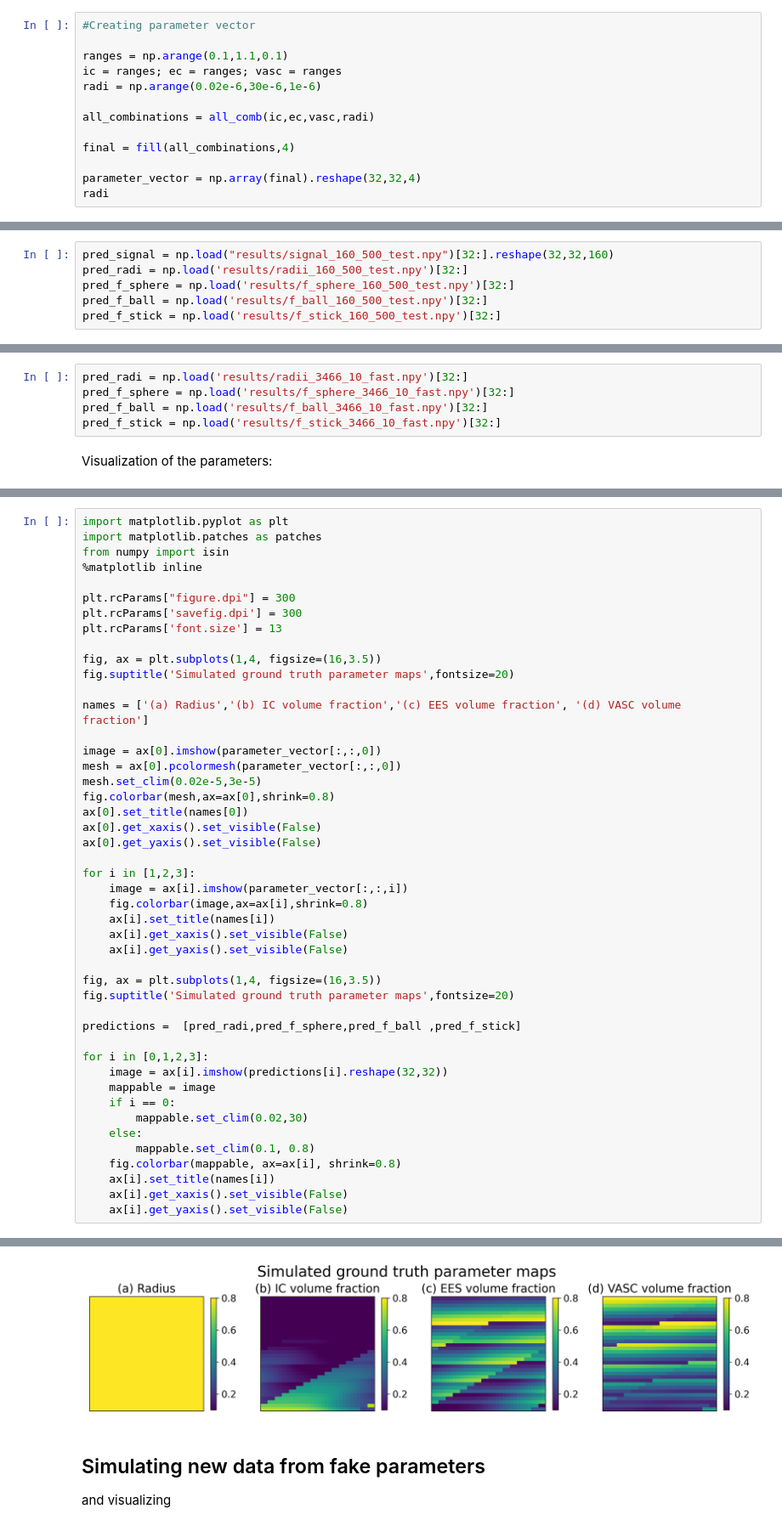
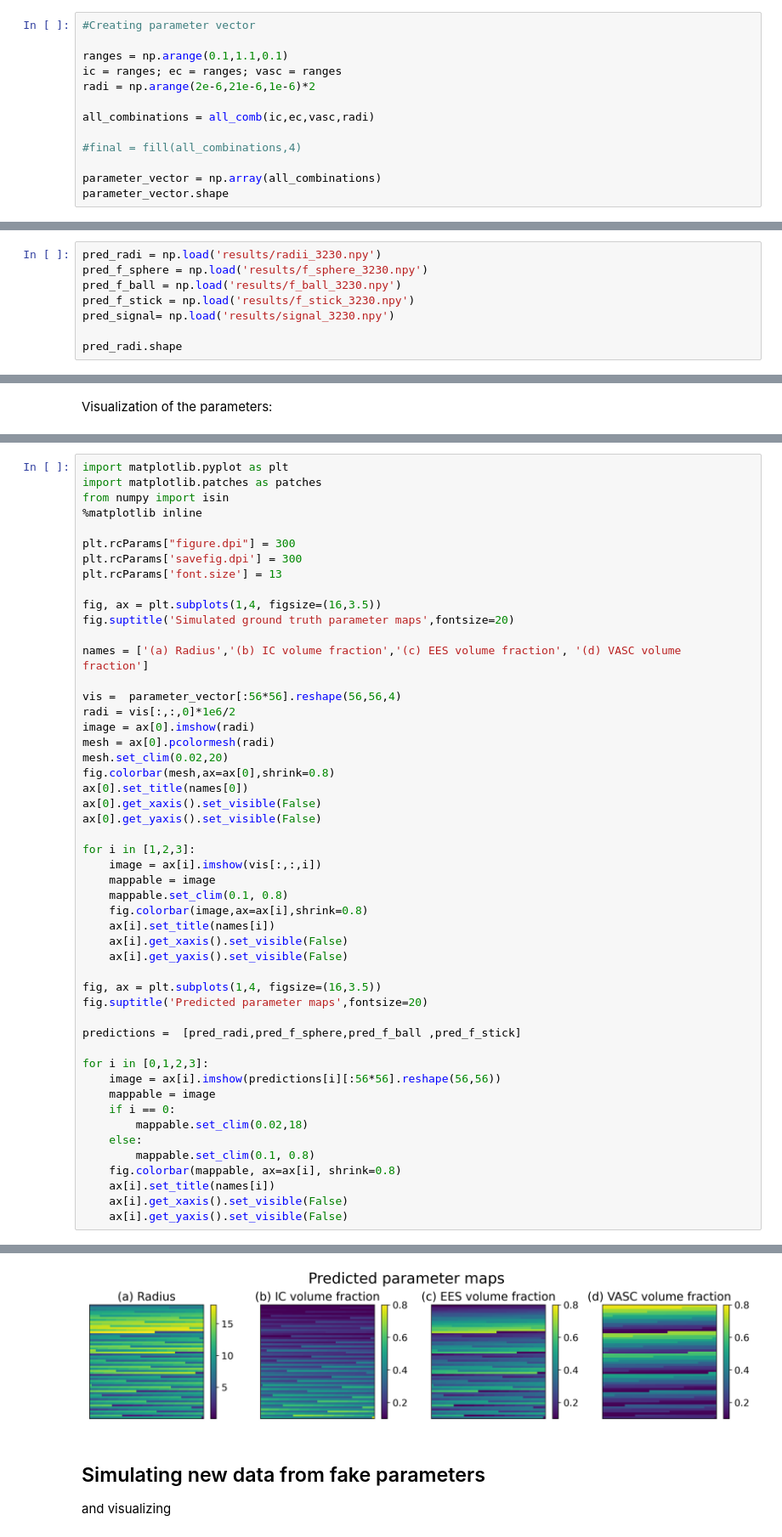
Before and after one commit to theavage/Master-project, a Jupyter notebook: network/simulate_data.ipynb, the cells around one changed output, grey strips where cells are left out. Shown at 85% size. Cells and saved outputs as stored; diff of their text form.

```diff
--- a/network/simulate_data.ipynb
+++ b/network/simulate_data.ipynb
@@ -67,12 +66,12 @@ def fill(comb_arr,pixels):
 
 ranges = np.arange(0.1,1.1,0.1)
 ic = ranges; ec = ranges; vasc = ranges
-radi = np.arange(0.02e-6,30e-6,1e-6)
+radi = np.arange(2e-6,21e-6,1e-6)*2
 
 all_combinations = all_comb(ic,ec,vasc,radi)
 
-final = fill(all_combinations,4)
+#final = fill(all_combinations,4)
 
-parameter_vector = np.array(final).reshape(32,32,4)
-radi
+parameter_vector = np.array(all_combinations)
+parameter_vector.shape
 # %% [output]
@@ -84,6 +79,8 @@ array([2.000e-08, 1.020e-06, 2.020e-06, 3.020e-06, 4.020e-06, 5.020e-06,
 # %%
-pred_signal = np.load("results/signal_160_500_test.npy")[32:].reshape(32,32,160)
-pred_radi = np.load('results/radii_160_500_test.npy')[32:]
-pred_f_sphere = np.load('results/f_sphere_160_500_test.npy')[32:]
-pred_f_ball = np.load('results/f_ball_160_500_test.npy')[32:]
-pred_f_stick = np.load('results/f_stick_160_500_test.npy')[32:]
+pred_radi = np.load('results/radii_3230.npy')
+pred_f_sphere = np.load('results/f_sphere_3230.npy')
+pred_f_ball = np.load('results/f_ball_3230.npy')
+pred_f_stick = np.load('results/f_stick_3230.npy')
+pred_signal= np.load('results/signal_3230.npy')
+
+pred_radi.shape
@@ -90,8 +89,3 @@ pred_f_stick = np.load('results/f_stick_160_500_test.npy')[32:]
-# %%
-pred_radi = np.load('results/radii_3466_10_fast.npy')[32:]
-pred_f_sphere = np.load('results/f_sphere_3466_10_fast.npy')[32:]
-pred_f_ball = np.load('results/f_ball_3466_10_fast.npy')[32:]
-pred_f_stick = np.load('results/f_stick_3466_10_fast.npy')[32:]
 # %% [markdown]
 Visualization of the parameters:
 # %%
@@ -139,31 +133,35 @@ fig.suptitle('Simulated ground truth parameter maps',fontsize=20)
 
 names = ['(a) Radius','(b) IC volume fraction','(c) EES volume fraction', '(d) VASC volume fraction']
 
-image = ax[0].imshow(parameter_vector[:,:,0])
-mesh = ax[0].pcolormesh(parameter_vector[:,:,0])
-mesh.set_clim(0.02e-5,3e-5)
+vis =  parameter_vector[:56*56].reshape(56,56,4)
+radi = vis[:,:,0]*1e6/2
+image = ax[0].imshow(radi)
+mesh = ax[0].pcolormesh(radi)
+mesh.set_clim(0.02,20)
 fig.colorbar(mesh,ax=ax[0],shrink=0.8)
 ax[0].set_title(names[0])
 ax[0].get_xaxis().set_visible(False)
 ax[0].get_yaxis().set_visible(False)
 
 for i in [1,2,3]:
-    image = ax[i].imshow(parameter_vector[:,:,i])
+    image = ax[i].imshow(vis[:,:,i])
+    mappable = image
+    mappable.set_clim(0.1, 0.8)
     fig.colorbar(image,ax=ax[i],shrink=0.8)
     ax[i].set_title(names[i])
     ax[i].get_xaxis().set_visible(False)
     ax[i].get_yaxis().set_visible(False)
 
 fig, ax = plt.subplots(1,4, figsize=(16,3.5))
-fig.suptitle('Simulated ground truth parameter maps',fontsize=20)
+fig.suptitle('Predicted parameter maps',fontsize=20)
 
 predictions =  [pred_radi,pred_f_sphere,pred_f_ball ,pred_f_stick]
 
 for i in [0,1,2,3]:
-    image = ax[i].imshow(predictions[i].reshape(32,32))
+    image = ax[i].imshow(predictions[i][:56*56].reshape(56,56))
     mappable = image
     if i == 0:
-        mappable.set_clim(0.02,30)
+        mappable.set_clim(0.02,18)
     else:
         mappable.set_clim(0.1, 0.8)
     fig.colorbar(mappable, ax=ax[i], shrink=0.8)
@@ -175,4 +173,4 @@ for i in [0,1,2,3]:
-[figure, old version]
+[figure, new version]
 # %% [markdown]
 ## Simulating new data from fake parameters
 and visualizing
```
Also changed, not shown: parts of 12 cells of this notebook, 6 other files.
